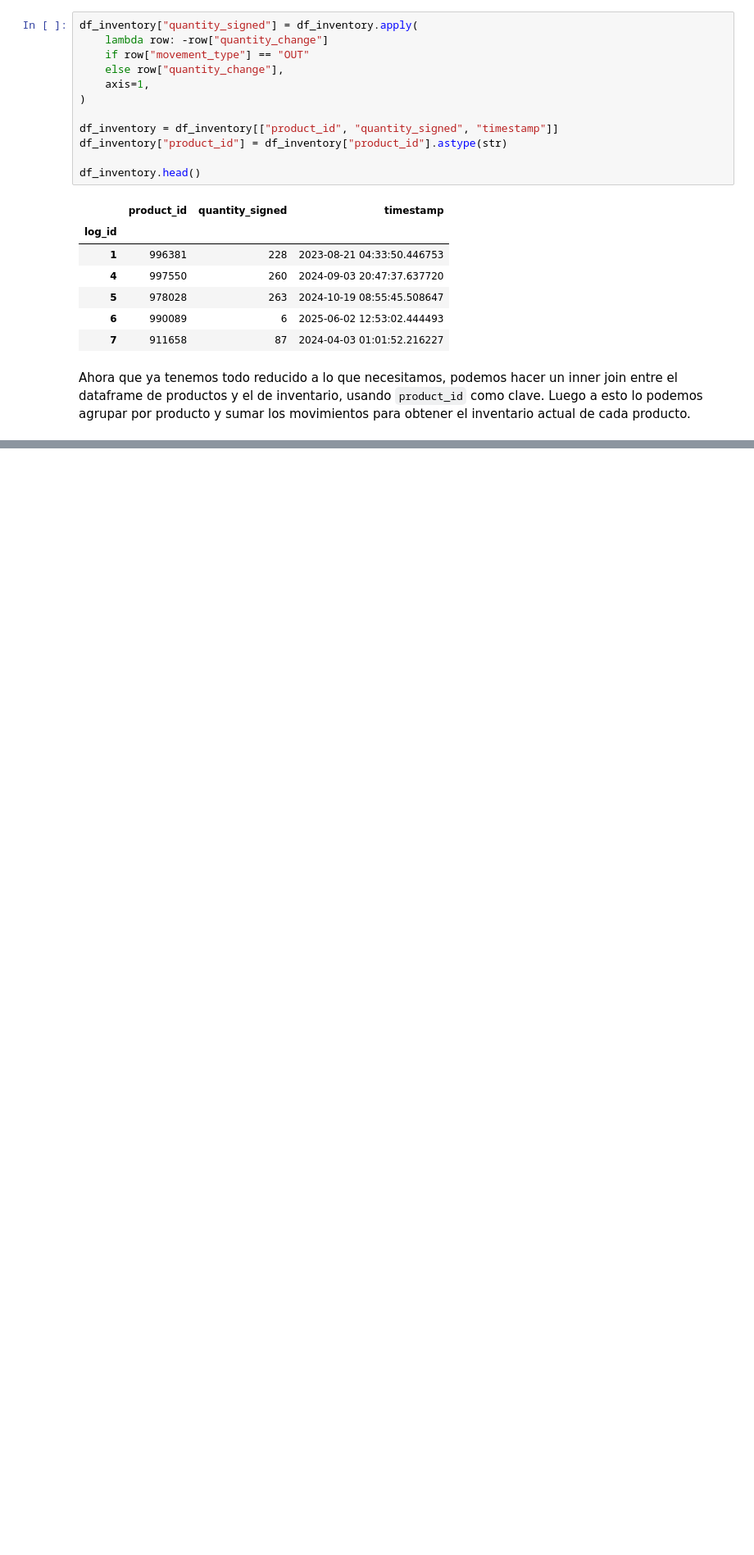
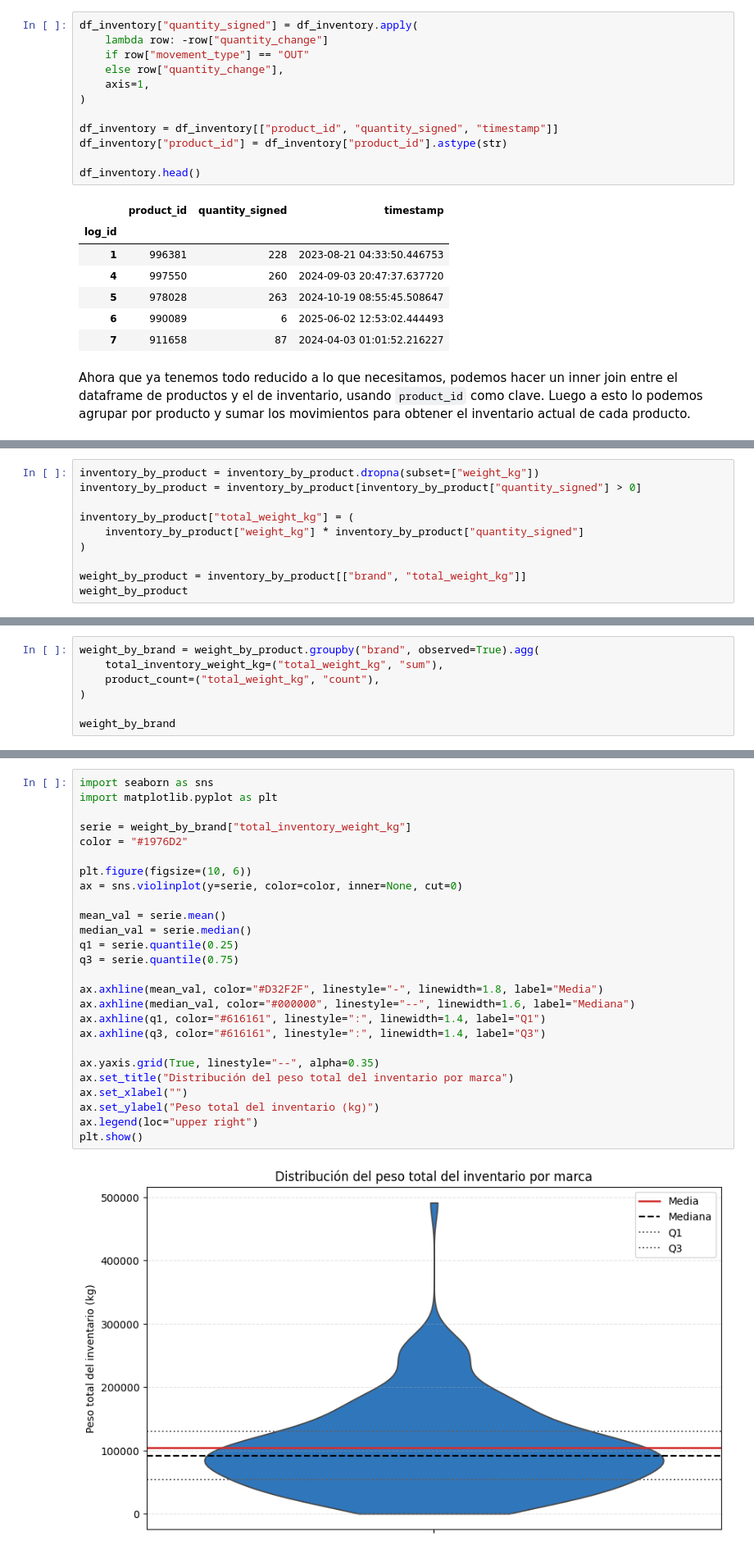
Before and after one commit to maximogismondi/cdd-martinelli, a Jupyter notebook: tps/tp1/querys/04_peso_inventario_stuff_por_marca.ipynb, the cells around one changed output, grey strips where cells are left out. Shown at 82% size. Cells and saved outputs as stored; diff of their text form; blank space fills up the shorter version.

```diff
--- a/tps/tp1/querys/04_peso_inventario_stuff_por_marca.ipynb
+++ b/tps/tp1/querys/04_peso_inventario_stuff_por_marca.ipynb
@@ -124,0 +176,10 @@ inventory_by_product
+# %%
+inventory_by_product = inventory_by_product.dropna(subset=["weight_kg"])
+inventory_by_product = inventory_by_product[inventory_by_product["quantity_signed"] > 0]
+
+inventory_by_product["total_weight_kg"] = (
+    inventory_by_product["weight_kg"] * inventory_by_product["quantity_signed"]
+)
+
+weight_by_product = inventory_by_product[["brand", "total_weight_kg"]]
+weight_by_product
@@ -124,0 +201,7 @@ inventory_by_product
+# %%
+weight_by_brand = weight_by_product.groupby("brand", observed=True).agg(
+    total_inventory_weight_kg=("total_weight_kg", "sum"),
+    product_count=("total_weight_kg", "count"),
+)
+
+weight_by_brand
@@ -124,0 +234,28 @@ inventory_by_product
+# %%
+import seaborn as sns
+import matplotlib.pyplot as plt
+
+serie = weight_by_brand["total_inventory_weight_kg"]
+color = "#1976D2"
+
+plt.figure(figsize=(10, 6))
+ax = sns.violinplot(y=serie, color=color, inner=None, cut=0)
+
+mean_val = serie.mean()
+median_val = serie.median()
+q1 = serie.quantile(0.25)
+q3 = serie.quantile(0.75)
+
+ax.axhline(mean_val, color="#D32F2F", linestyle="-", linewidth=1.8, label="Media")
+ax.axhline(median_val, color="#000000", linestyle="--", linewidth=1.6, label="Mediana")
+ax.axhline(q1, color="#616161", linestyle=":", linewidth=1.4, label="Q1")
+ax.axhline(q3, color="#616161", linestyle=":", linewidth=1.4, label="Q3")
+
+ax.yaxis.grid(True, linestyle="--", alpha=0.35)
+ax.set_title("Distribución del peso total del inventario por marca")
+ax.set_xlabel("")
+ax.set_ylabel("Peso total del inventario (kg)")
+ax.legend(loc="upper right")
+plt.show()
+# %% [output]
+[figure, added]
```
Also changed, not shown: parts of 39 cells of this notebook.
